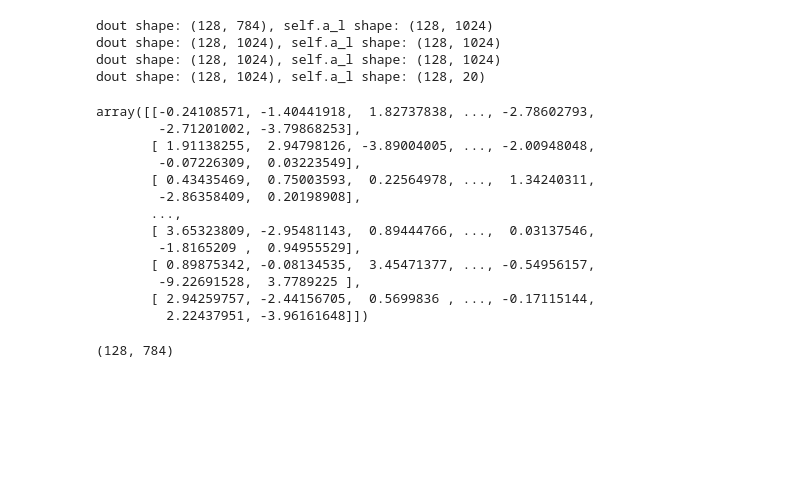
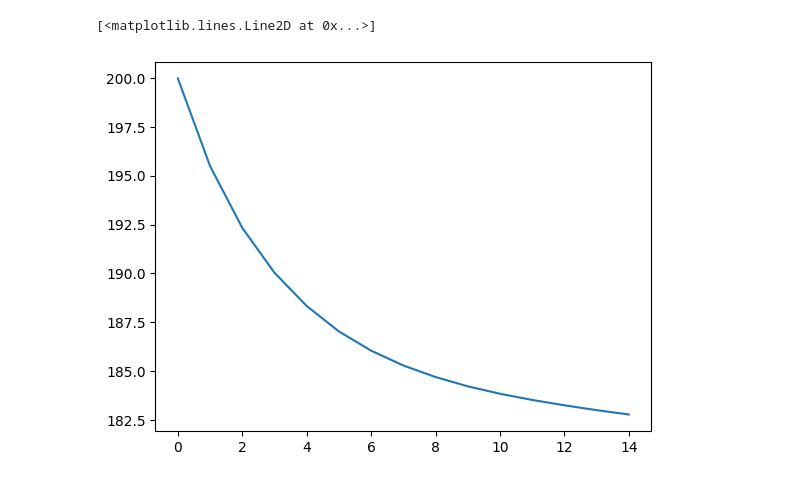
Before and after one commit to sanchous1000/Neura, a Jupyter notebook: lab4/trainer.ipynb, the cells around one changed output. Saved outputs shown, nothing was run; the diff lists cells and outputs as text; code cells hidden in the pictures; blank space fills up the shorter version.

```diff
--- a/lab4/trainer.ipynb
+++ b/lab4/trainer.ipynb
@@ -10,8 +5,8 @@ True
 # %%
-
 from VAE import Encoder, Decoder, Discriminator, VAEGANTrainer
 from tensorflow.keras.datasets import mnist
 import numpy as np
+
 # Инициализация
 # Инициализация
 # Подготовка данных
@@ -24,10 +19,11 @@ def preprocess_data(x):
 x_train = preprocess_data(x_train)
 
 # Инициализация моделей
-encoder = Encoder()
-decoder = Decoder()
+encoder = Encoder(learning_rate= 1e-6) # Ниже 1e-6 значения kl улаетает \
+decoder = Decoder(learning_rate=1e-6)
+discriminator = Discriminator(learning_rate=1e-6)
 
 # Обучение
-trainer = VAEGANTrainer(encoder, decoder, learning_rate=1e-4)
-trainer.train(x_train, batch_size=128, epochs=50)
+trainer = VAEGANTrainer(encoder, decoder, discriminator)
+trainer.train(x_train, batch_size=128, epochs=15)
 # %% [output]
@@ -51,54 +31,7 @@ Epoch 48/50 - VAE Loss: 35249065.0834, GAN Loss: 0.0000, KL Loss: 2643421.6982
-# %%
-def plot_latent_space(model, scale=1.0, n=25, digit_size=28, figsize=15):
-    # display a n*n 2D manifold of digits
-    figure = np.zeros((digit_size * n, digit_size * n))
-
-    # construct a grid
-    grid_x = np.linspace(-scale, scale, n)
-    grid_y = np.linspace(-scale, scale, n)[::-1]
-
-    for i, yi in enumerate(grid_y):
-        for j, xi in enumerate(grid_x):
-            z_sample = torch.tensor([[xi, yi]], dtype=torch.float).to(device)
-            x_decoded = model.decode(z_sample)
-            digit = x_decoded[0].detach().cpu().reshape(digit_size, digit_size)
-            figure[i * digit_size : (i + 1) * digit_size, j * digit_size : (j + 1) * digit_size,] = digit
-
-    plt.figure(figsize=(figsize, figsize))
-    plt.title('VAE Latent Space Visualization')
-    start_range = digit_size // 2
-    end_range = n * digit_size + start_range
-    pixel_range = np.arange(start_range, end_range, digit_size)
-    sample_range_x = np.round(grid_x, 1)
-    sample_range_y = np.round(grid_y, 1)
-    plt.xticks(pixel_range, sample_range_x)
-    plt.yticks(pixel_range, sample_range_y)
-    plt.xlabel("mean, z [0]")
-    plt.ylabel("var, z [1]")
-    plt.imshow(figure, cmap="Greys_r")
-    plt.show()
-
-
-plot_latent_space(model)
-# %% [output]
-dout shape: (128, 784), self.a_l shape: (128, 1024)
-dout shape: (128, 1024), self.a_l shape: (128, 1024)
-dout shape: (128, 1024), self.a_l shape: (128, 1024)
-dout shape: (128, 1024), self.a_l shape: (128, 20)
-array([[-0.24108571, -1.40441918,  1.82737838, ..., -2.78602793,
-        -2.71201002, -3.79868253],
-       [ 1.91138255,  2.94798126, -3.89004005, ..., -2.00948048,
-        -0.07226309,  0.03223549],
-       [ 0.43435469,  0.75003593,  0.22564978, ...,  1.34240311,
-        -2.86358409,  0.20198908],
-       ...,
-       [ 3.65323809, -2.95481143,  0.89444766, ...,  0.03137546,
-        -1.8165209 ,  0.94955529],
-       [ 0.89875342, -0.08134535,  3.45471377, ..., -0.54956157,
-        -9.22691528,  3.7789225 ],
-       [ 2.94259757, -2.44156705,  0.5699836 , ..., -0.17115144,
-         2.22437951, -3.96161648]])
-# %%
-ps.shape
-# %% [output]
-(128, 784)
+# %%
+from matplotlib import pyplot as plt
+
+plt.plot(trainer.vae_loss_history)
+# %% [output]
+[<matplotlib.lines.Line2D at 0x...>]
+[figure, added]
```
Also changed, not shown: parts of 6 cells of this notebook, 2 other files.
